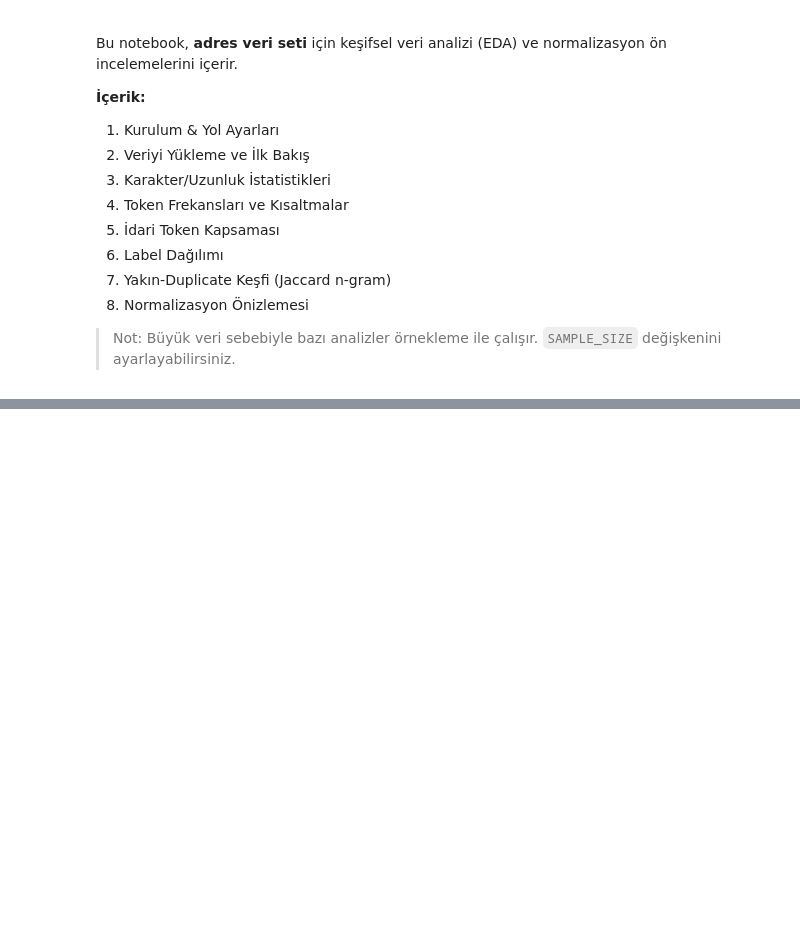
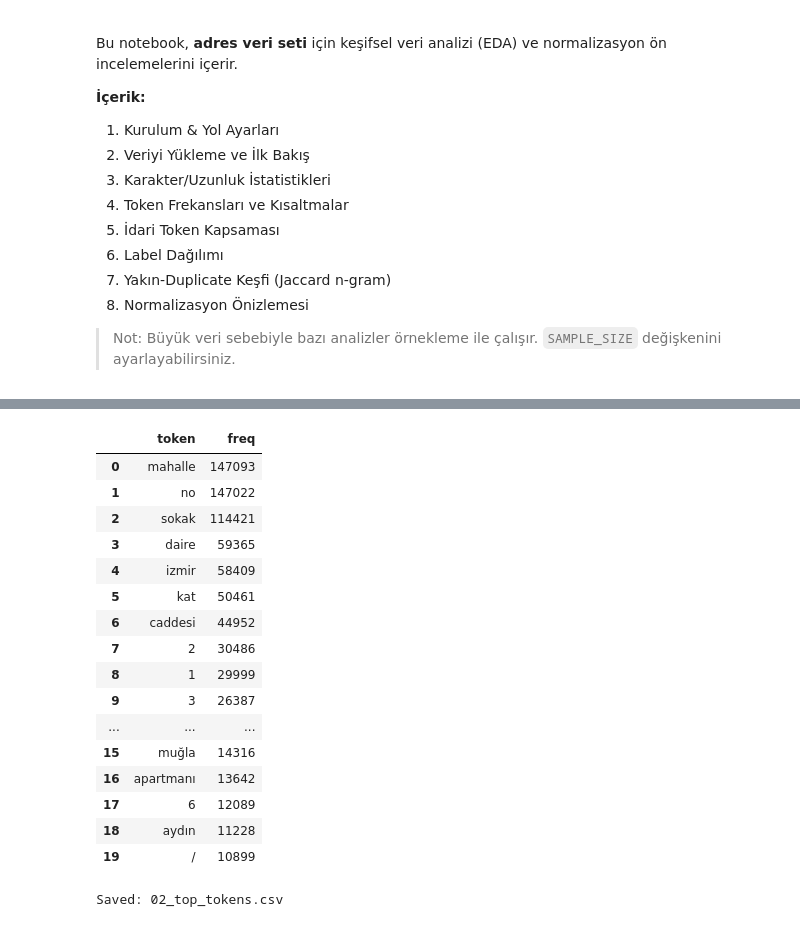
Before and after one commit to irem-kaya/Address-Parsing, a Jupyter notebook: notebooks/address_eda.ipynb, the cells around one changed output, grey strips where cells are left out. Saved outputs shown, nothing was run; the diff lists cells and outputs as text; code cells hidden in the pictures; blank space fills up the shorter version.

```diff
--- a/notebooks/address_eda.ipynb
+++ b/notebooks/address_eda.ipynb
@@ -83,6 +115,5 @@ print("Saved: 01_char_stats_describe.csv & 01b_extreme_lengths_samples.csv")
 # %%
 # 4) Token Frekansları ve Kısaltmalar
-import re
 RE_WS = re.compile(r"\s+")
 RE_PUNCT = re.compile(r"[^\w\sçğıöşüÇĞİÖŞÜ/.,-]")
 RE_TOKEN = re.compile(r"[A-Za-zÇĞİÖŞÜçğıöşü0-9./-]+")
@@ -95,35 +126,53 @@ ABBREV_MAP = {
     "no":"no","no.":"no","kat.":"kat","daire":"daire","dr.":"doktor"
 }
 
 def tr_lower(s: str) -> str:
     return s.replace("I","ı").replace("İ","i").lower()
 
 def basic_clean(s: str) -> str:
     s = tr_lower(str(s))
     s = RE_PUNCT.sub(" ", s)
     s = RE_WS.sub(" ", s).strip()
     return s
 
 def expand_abbrev(tokens):
     out = []
     for t in tokens:
         t0 = t.strip(".")
         out.append(ABBREV_MAP.get(t, ABBREV_MAP.get(t0, t)))
     return out
 
 def tokenize(s: str):
     return RE_TOKEN.findall(s)
 
-from collections import Counter
 cnt = Counter()
 for s in df["address"]:
     toks = expand_abbrev(tokenize(basic_clean(s)))
     cnt.update(toks)
 
 top_tokens = pd.DataFrame(cnt.most_common(200), columns=["token","freq"])
 display(top_tokens.head(20))
-top_tokens.to_csv(os.path.join(OUTPUT_DIR, "02_top_tokens.csv"), index=False)
+top_tokens.to_csv(f"{OUTPUT_DIR}/02_top_tokens.csv", index=False)
 print("Saved: 02_top_tokens.csv")
+# %% [output]
+|  | token | freq |
+| 0 | mahalle | 147093 |
+| 1 | no | 147022 |
+| 2 | sokak | 114421 |
+| 3 | daire | 59365 |
+| 4 | izmir | 58409 |
+| 5 | kat | 50461 |
+| 6 | caddesi | 44952 |
+| 7 | 2 | 30486 |
+| 8 | 1 | 29999 |
+| 9 | 3 | 26387 |
+| ... | ... | ... |
+| 15 | muğla | 14316 |
+| 16 | apartmanı | 13642 |
+| 17 | 6 | 12089 |
+| 18 | aydın | 11228 |
+| 19 | / | 10899 |
+Saved: 02_top_tokens.csv
 # %%
 # 5) İdari Token Kapsaması
 ADMIN_TOKENS = {"mahalle","caddesi","sokak","bulvarı","no","kat"}
```
Also changed, not shown: parts of 7 cells of this notebook, 21 other files.
